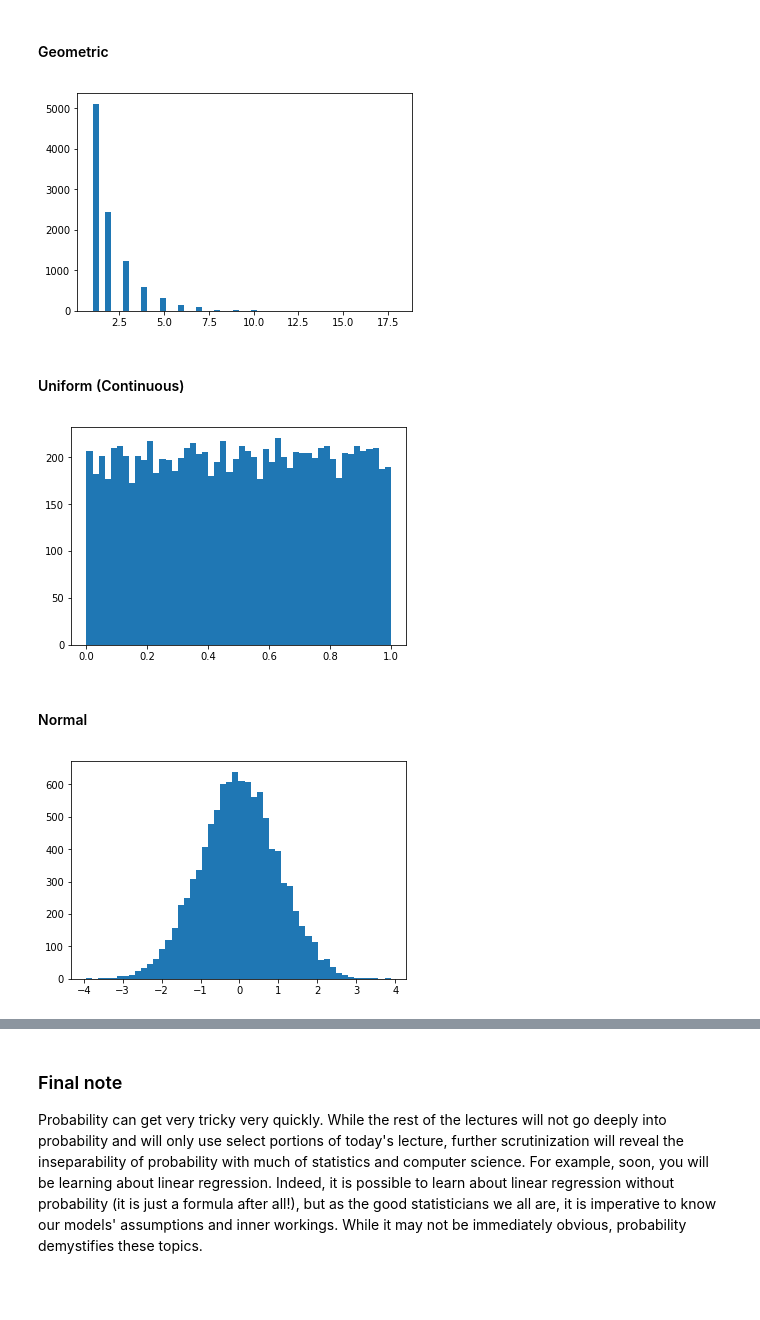
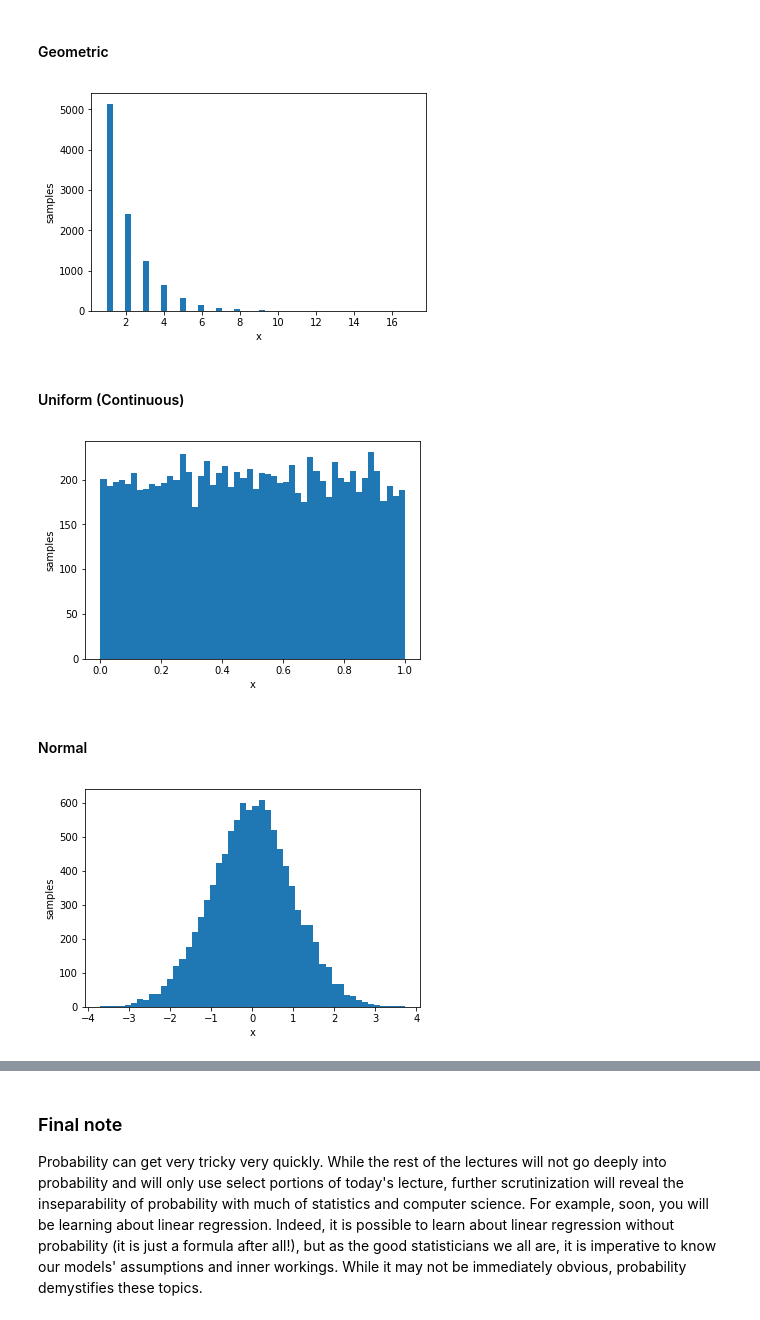
Before and after one commit to SUSA-org/Fall-2020-Career-Exploration, a Jupyter notebook: Lectures/Lecture5_Probability/Probability.ipynb, the cells around one changed output, grey strips where cells are left out. Drawn from its saved outputs; the diff is of its cells as text; code cells hidden in the pictures; blank space fills up the shorter version.

```diff
--- a/Lectures/Lecture5_Probability/Probability.ipynb
+++ b/Lectures/Lecture5_Probability/Probability.ipynb
@@ -214,25 +218,29 @@ p = 0.5
 x = np.random.geometric(p, size=samples)
 bins = np.linspace(min(x), max(x), 1)
 plt.hist(x, bins = 50)
+plt.xlabel("x")
+plt.ylabel("samples")
 plt.show()
 # %% [output]
-[figure, old version]
+[figure, new version]
 # %% [markdown]
 #### Uniform (Continuous)
 # %%
 import numpy as np
 import matplotlib.pyplot as plt
 
 samples = 10000
 a = 0
 b = 1
 
 x = np.random.uniform(low=a, high = b, size=samples)
 bins = np.linspace(min(x), max(x), 0.1)
 plt.hist(x, bins = 50)
+plt.xlabel("x")
+plt.ylabel("samples")
 plt.show()
 # %% [output]
-[figure, old version]
+[figure, new version]
 # %% [markdown]
 #### Normal
 # %%
@@ -246,9 +254,11 @@ sigma = 1
 x = np.random.normal(loc=mu, scale=sigma, size=samples)
 bins = np.linspace(min(x), max(x), 0.1)
 plt.hist(x, bins = 50)
+plt.xlabel("x")
+plt.ylabel("samples")
 plt.show()
 # %% [output]
-[figure, old version]
+[figure, new version]
 # %% [markdown]
 ### Joint Distributions
 
```
Also changed, not shown: parts of 2 cells of this notebook.
